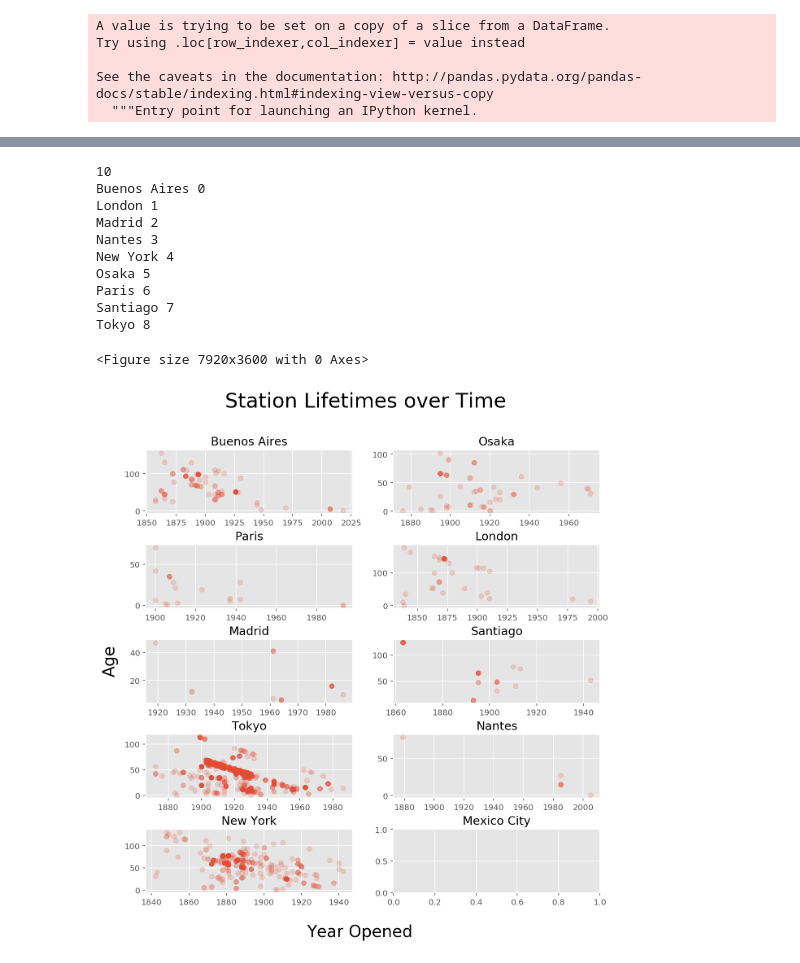
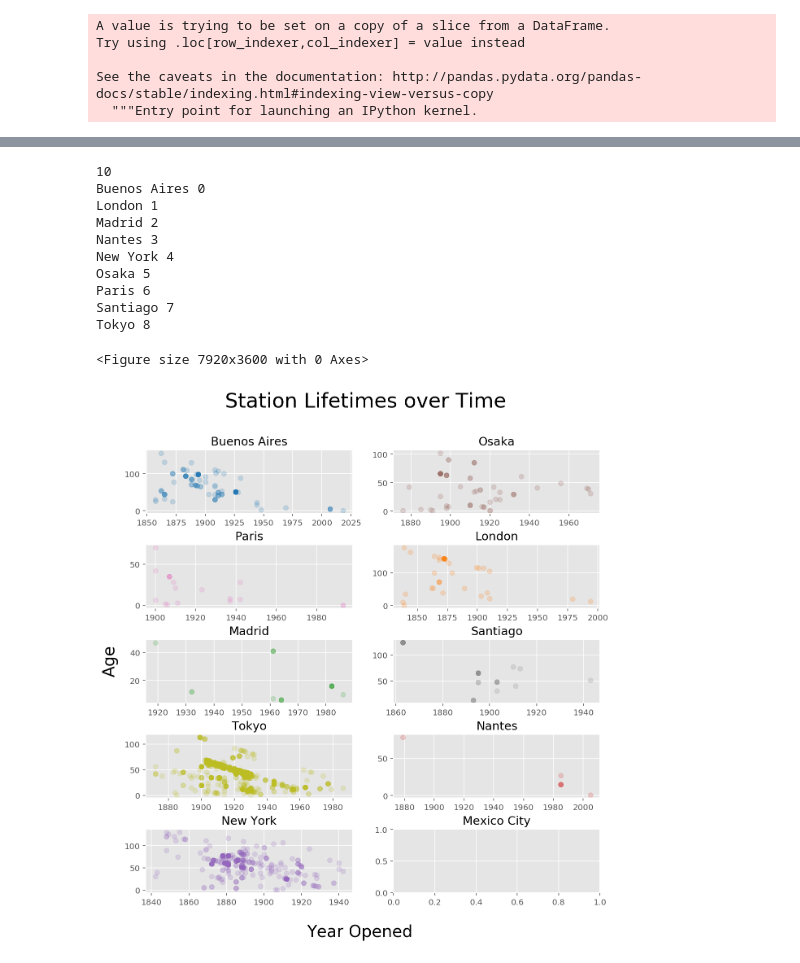
Before and after one commit to Cynz300/transit-lines-casestudy, a Jupyter notebook: transit_ig.ipynb, the cells around one changed output, grey strips where cells are left out. Drawn from its saved outputs; the diff is of its cells as text; code cells hidden in the pictures.

Commit message:
changed graph colors

```diff
--- a/transit_ig.ipynb
+++ b/transit_ig.ipynb
@@ -238,3 +238,5 @@ city_id       9757 non-null int64
 dtypes: int64(4), object(2)
 memory usage: 457.4+ KB
 (None, None)
+# %%
+colors = ['#1f77b4', '#ff7f0e', '#2ca02c', '#d62728', '#9467bd', '#8c564b', '#e377c2', '#7f7f7f','#bcbd22', '#17becf']
@@ -357,32 +360,32 @@ fig, axs = plt.subplots(row,col)
 # axs[1].set_title("Station Age vs Opened")
 # axs[1].set_xlabel("Year Opened")
 fig.suptitle("Station Lifetimes over Time", fontsize = 25)
 fig.text(0.4, 0.05,"Year Opened", fontsize = 20)
 fig.text(0.05, 0.5, "Age", rotation = 'vertical', fontsize =20)
 for ctry, data in grouped:
 #     print(ctry, data)
     if ctry in top10:
         print(ctry, idx)
-        axs[idx%row, idx%col].scatter(data['opening'], data['lifetime'], alpha = 0.2)
+        axs[idx%row, idx%col].scatter(data['opening'], data['lifetime'], alpha = 0.2, color = colors[idx])
         axs[idx%row, idx%col].set_title(f"{ctry}")
 #         axs[idx%row, idx%col].set_xlabel("Year Opened")
 #         axs[idx%row, idx%col].set_ylabel("Age")
         idx+=1
         fig.set_size_inches(10,10)
 # fig.tight_layout()
 axs[4,1].set_title("Mexico City")
 plt.subplots_adjust(left=None, bottom=None, right=None, top=None, wspace=None, hspace=0.5)
 plt.savefig('png/city_station_age.png')
 # %% [output]
 10
 Buenos Aires 0
 London 1
 Madrid 2
 Nantes 3
 New York 4
 Osaka 5
 Paris 6
 Santiago 7
 Tokyo 8
 <Figure size 7920x3600 with 0 Axes>
-[figure, old version]
+[figure, new version]
```
Also changed, not shown: parts of 2 cells of this notebook, 2 other files.
